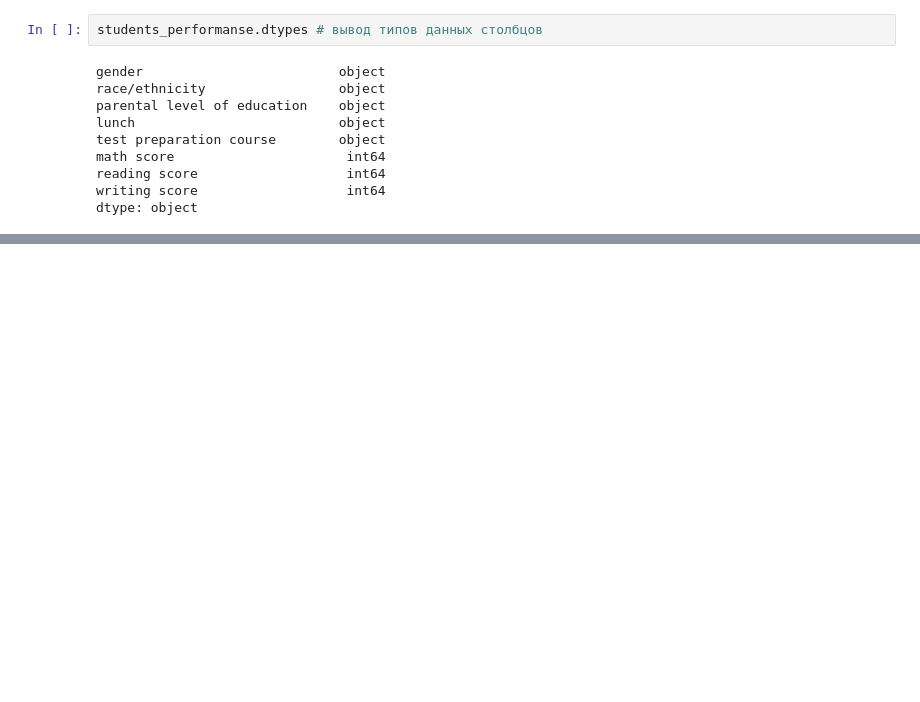
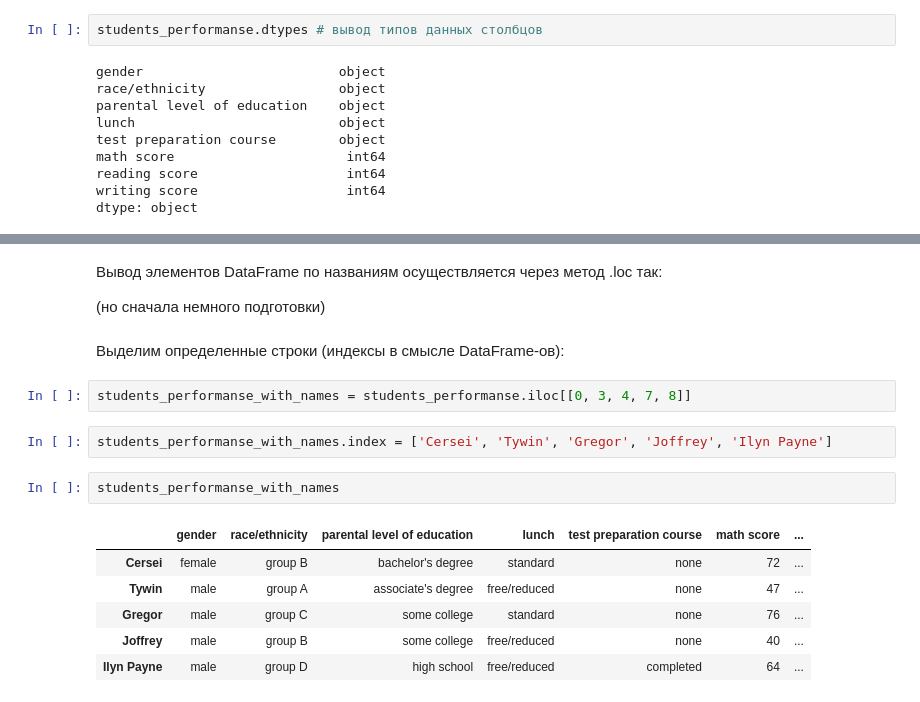
Before and after one commit to Accolyte42/Carpov_ML, a Jupyter notebook: Carpov_notes.ipynb, the cells around one changed output, grey strips where cells are left out. Drawn from its saved outputs; the diff is of its cells as text; blank space fills up the shorter version.

```diff
--- a/Carpov_notes.ipynb
+++ b/Carpov_notes.ipynb
@@ -82,0 +134,19 @@ students_performanse.shape # вывод размерности данны
+# %% [markdown]
+Вывод элементов DataFrame по названиям осуществляется через метод .loc так:
+
+(но сначала немного подготовки)
+# %% [markdown]
+Выделим определенные строки (индексы в смысле DataFrame-ов):
+# %%
+students_performanse_with_names = students_performanse.iloc[[0, 3, 4, 7, 8]]
+# %%
+students_performanse_with_names.index = ['Cersei', 'Tywin', 'Gregor', 'Joffrey', 'Ilyn Payne']
+# %%
+students_performanse_with_names
+# %% [output]
+|  | gender | race/ethnicity | parental level of education | lunch | test preparation course | math score | ... |
+| Cersei | female | group B | bachelor's degree | standard | none | 72 | ... |
+| Tywin | male | group A | associate's degree | free/reduced | none | 47 | ... |
+| Gregor | male | group C | some college | standard | none | 76 | ... |
+| Joffrey | male | group B | some college | free/reduced | none | 40 | ... |
+| Ilyn Payne | male | group D | high school | free/reduced | completed | 64 | ... |
```
Also changed, not shown: parts of 21 cells of this notebook.
